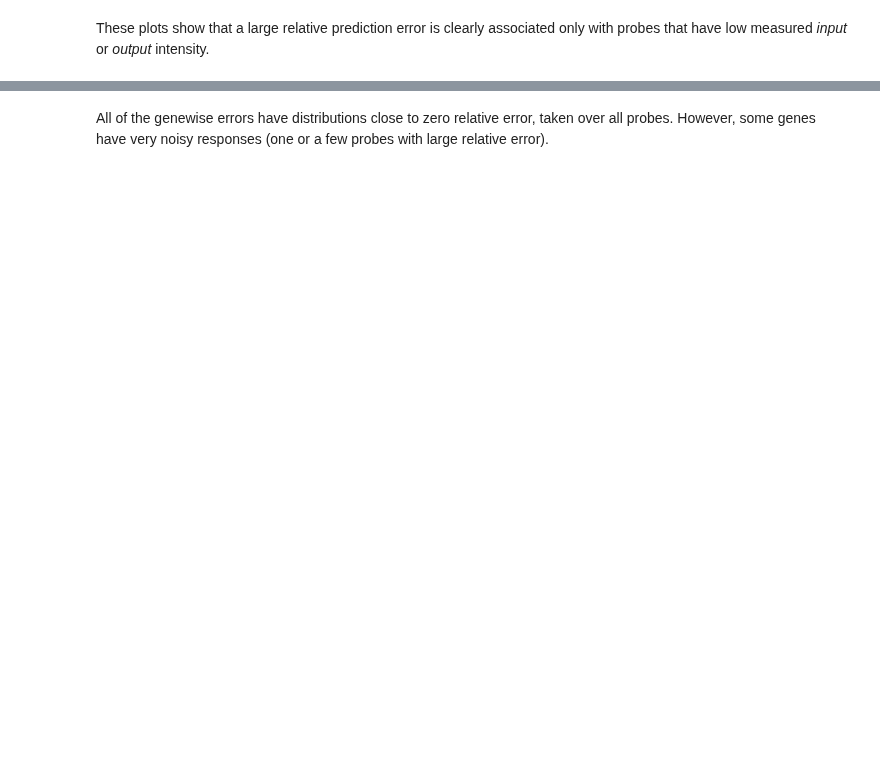
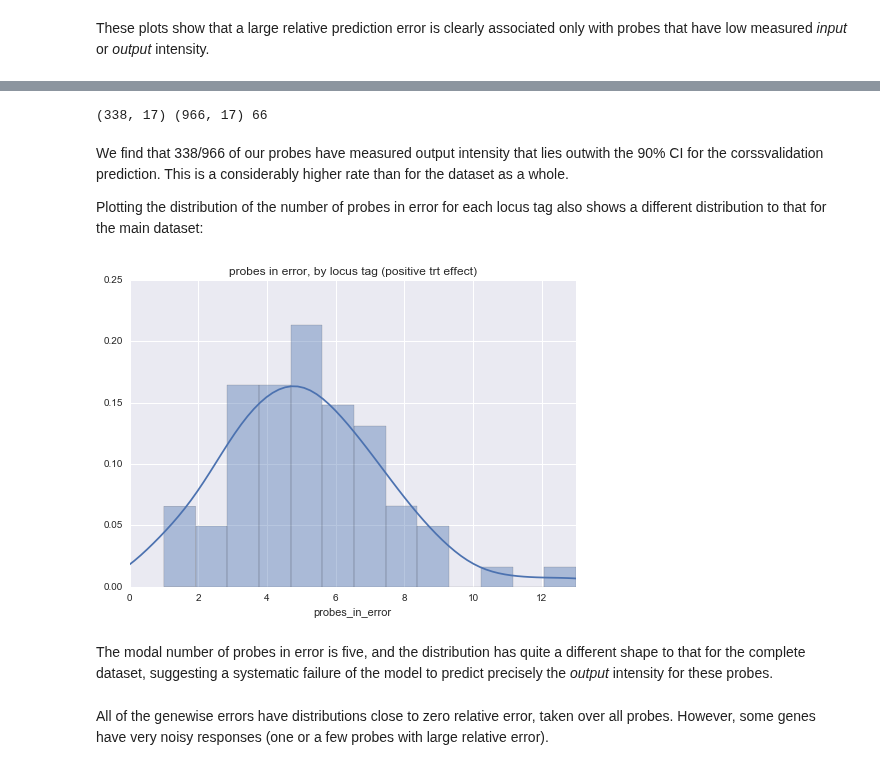
Before and after one commit to widdowquinn/SI_Holmes_etal_2017, a Jupyter notebook: notebooks/03-crossvalidation.ipynb, the cells around one changed output, grey strips where cells are left out. Drawn from its saved outputs; the diff is of its cells as text; code cells hidden in the pictures; blank space fills up the shorter version.

```diff
--- a/notebooks/03-crossvalidation.ipynb
+++ b/notebooks/03-crossvalidation.ipynb
@@ -282,4 +259,0 @@ Happily, the absolute and relative errors seem to be pretty constant, with estim
-# %%
-# Add column dividing probes into those whose genes have a significant treatment
-# effect, and those who don't.
-results_merged['significant'] = abs(results_merged['d_mean']) - abs(results_merged['d_sem']) > 0
@@ -290,3 +269,24 @@ positives.shape
+# %%
+# Subset data to positive estimates of delta only
+trt_pos = results_merged[results_merged['d_25pc'] > 0]
+trt_errors = trt_pos[trt_pos['pred_success'] == False]
+print(trt_errors.shape, trt_pos.shape, len(trt_errors['locus_tag'].unique()))
+# %% [output]
+(338, 17) (966, 17) 66
+# %% [markdown]
+We find that 338/966 of our probes have measured output intensity that lies outwith the 90% CI for the corssvalidation prediction. This is a considerably higher rate than for the dataset as a whole.
+
+Plotting the distribution of the number of probes in error for each locus tag also shows a different distribution to that for the main dataset:
+# %%
+trt_error_probe_counts = trt_errors['locus_tag'].groupby(trt_errors['locus_tag']).agg(['count'])
+trt_error_probe_counts.columns=['probes_in_error']
+ax = sns.distplot(trt_error_probe_counts['probes_in_error'], bins=max(trt_error_probe_counts['probes_in_error']))
+ax.set_title("probes in error, by locus tag (positive trt effect)")
+ax.set_xlim(0, max(trt_error_probe_counts['probes_in_error']));
+# %% [output]
+[figure, added]
+# %% [markdown]
+The modal number of probes in error is five, and the distribution has quite a different shape to that for the complete dataset, suggesting a systematic failure of the model to predict precisely the *output* intensity for these probes.
 # %%
 # Plot error and relative error against mean estimate for delta
 fig, (ax1, ax2) = plt.subplots(1, 2, figsize=(10, 4))
```
Also changed, not shown: parts of 18 cells of this notebook.
